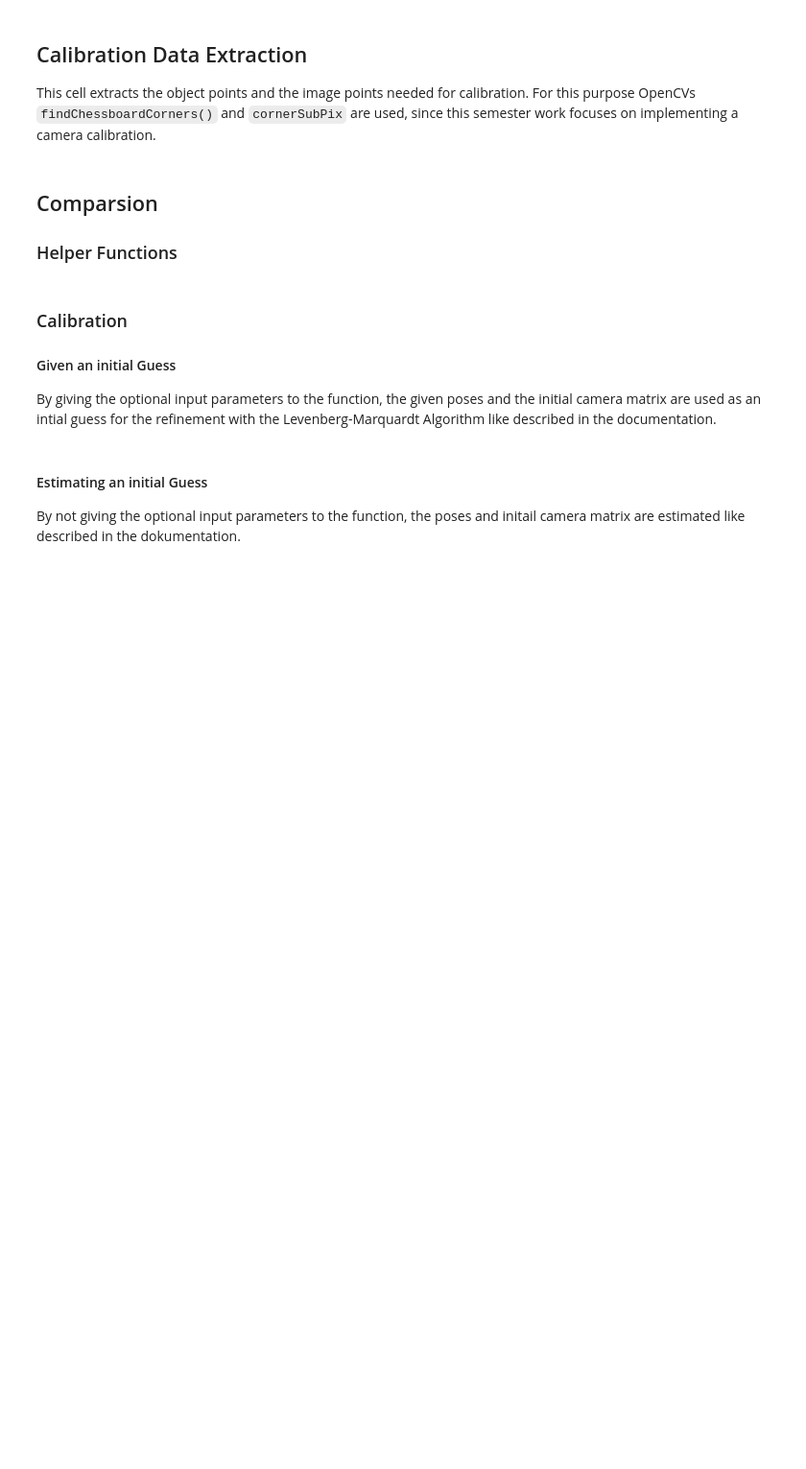
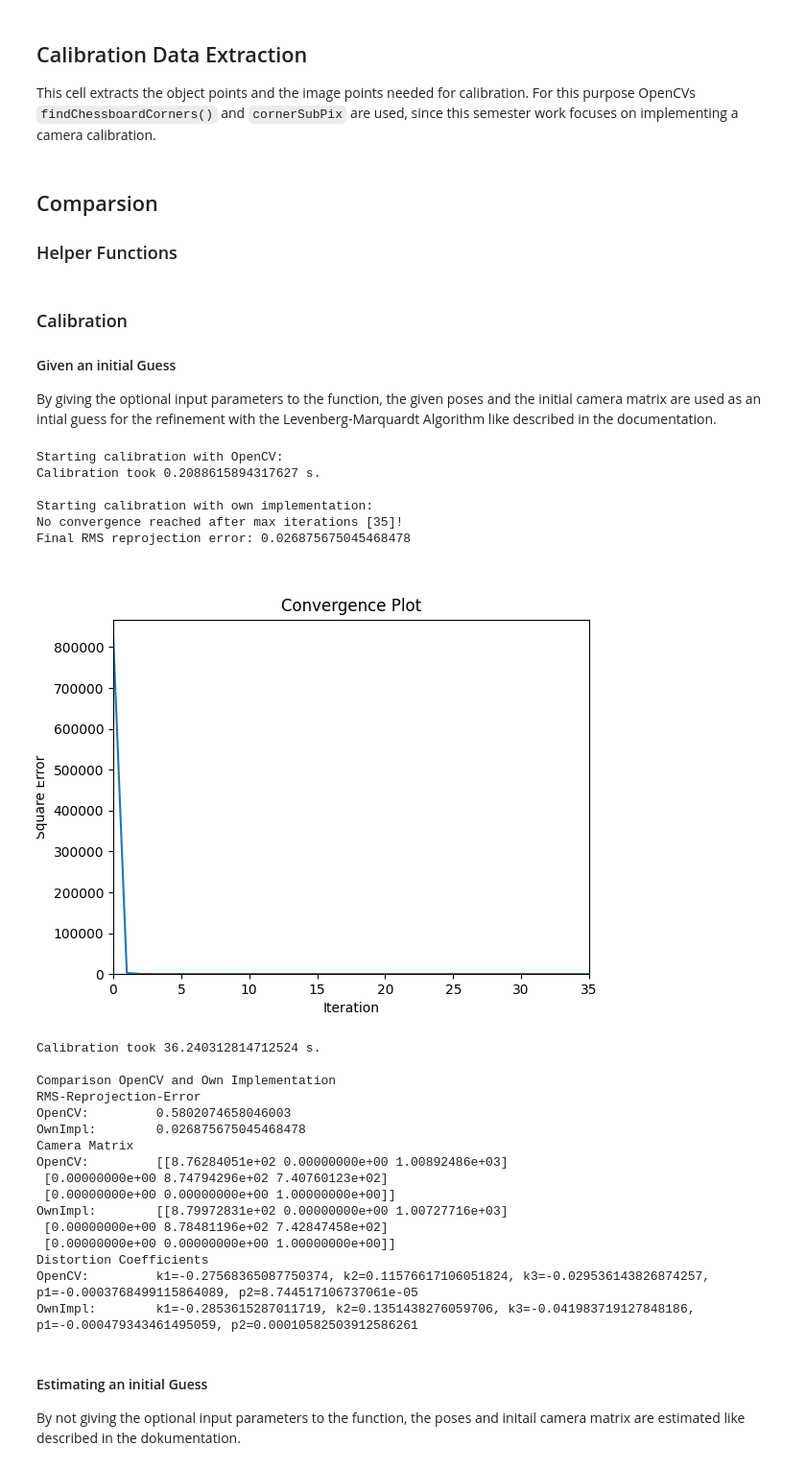
Before and after one commit to samihamza01/ComputerVisionSeminar_CameraCalibration, a Jupyter notebook: src/calibration_comparison.ipynb, the cells around one changed output. Shown: that part at 96% size. Cells and saved outputs as stored; diff of their text form; code cells hidden in the pictures; blank space fills up the shorter version.

Commit message:
tuned parameters of levenberg marquardt implementation to almost match open cv results

```diff
--- a/src/calibration_comparison.ipynb
+++ b/src/calibration_comparison.ipynb
@@ -186,3 +152,80 @@ plot_views(rVecs,tVecs,"Estimated Views OwnImp")
+# %%
+# calculate the poses and initial camera matrix
+# TODO: .
+camera_matrix = np.array([[870,0,1000],[0,870,740],[0,0,1]])
+r_vecs = [	np.array([-0.0712924812009836,-0.0292175394495124,0.0255851671102674]),
+			np.array([0.360041341702118,0.292270489326601,-0.196294514895238]),
+			np.array([-0.21685203707621,0.342032686268539,-0.194822354948762]),
+			np.array([0.025707900966097,-0.38269109027857,0.0835269020293139]),
+			np.array([0.012599678183883,0.455443059959900,-0.121760978578204]),
+			np.array([0.675036205672978,0.106074888811669,-0.037364637599321]),
+			np.array([-0.49397086677120,0.003248176783629,0.0475662120021422]),
+			np.array([0.379321351852082,0.277671281710087,0.151292570222135]),
+			np.array([0.514280045619162,-0.33317568201159,0.0553282501422906])]
+t_vecs = [	np.array([-133.570266932208,-82.3866893386230,194.908550346452]),
+			np.array([-179.746809682451,-15.5208806619914,241.383487460901]),
+			np.array([-184.598770979657,-56.4084249094453,269.570942897015]),
+			np.array([-18.1421310225256,-70.1671640289872,157.008019895543]),
+			np.array([-162.636947702008,-46.6921260076341,228.102404155863]),
+			np.array([-122.945298690088,-15.8962246507799,162.422034456029]),
+			np.array([-113.146369394761,-125.398395217610,212.631108594461]),
+			np.array([-149.250701390887,-72.3823831078885,173.640576462723]),
+			np.array([-49.8586717452160,-24.7843164485865,104.292254178919])]
+
+# compare the parameters
+# Calibrate with OpenCV
+print("Starting calibration with OpenCV:")
+startTime = time.time()
+RMSErrorCV, cameraMatrixCV, distortionVecCV, rVecsCV, tVecsCV = cv.calibrateCamera(objpoints, imgpoints, gray.shape, camera_matrix, None, r_vecs, t_vecs)
+stopTime = time.time()
+print(f"Calibration took {stopTime-startTime} s.\n")
+
+# Calibrate with own implementation
+print("Starting calibration with own implementation:")
+startTime = time.time()
+cam = cm.CameraModel()
+RMSError, rVecs, tVecs = cam.calibrate(objpoints,imgpoints,gray.shape,camera_matrix,r_vecs,t_vecs,verbose=True)
+cam.save_cam_to_json("test.json")
+stopTime = time.time()
+print(f"Calibration took {stopTime-startTime} s.\n")
+
+print("Comparison OpenCV and Own Implementation")
+print("RMS-Reprojection-Error")
+print(f"OpenCV:\t\t{RMSErrorCV}")
+print(f"OwnImpl:\t{RMSError}")
+print("Camera Matrix")
+print(f"OpenCV:\t\t{cameraMatrixCV}")
+print(f"OwnImpl:\t{cam.cameraMat}")
+print("Distortion Coefficients")
+print(f"OpenCV:\t\tk1={distortionVecCV[0,0]}, k2={distortionVecCV[0,1]}, k3={distortionVecCV[0,4]}, p1={distortionVecCV[0,2]}, p2={distortionVecCV[0,3]}")
+print(f"OwnImpl:\tk1={cam.distortionVec[0]}, k2={cam.distortionVec[1]}, k3={cam.distortionVec[2]}, p1={cam.distortionVec[3]}, p2={cam.distortionVec[4]}")
+
+#plot_views(rVecsCV,tVecsCV,"Estimated Views OpenCV")
+#plot_views(rVecs,tVecs,"Estimated Views OwnImp")
+# %% [output]
+Starting calibration with OpenCV:
+Calibration took 0.2088615894317627 s.
+
+Starting calibration with own implementation:
+No convergence reached after max iterations [35]!
+Final RMS reprojection error: 0.026875675045468478
+[figure, added]
+Calibration took 36.240312814712524 s.
+
+Comparison OpenCV and Own Implementation
+RMS-Reprojection-Error
+OpenCV:         0.5802074658046003
+OwnImpl:        0.026875675045468478
+Camera Matrix
+OpenCV:         [[8.76284051e+02 0.00000000e+00 1.00892486e+03]
+ [0.00000000e+00 8.74794296e+02 7.40760123e+02]
+ [0.00000000e+00 0.00000000e+00 1.00000000e+00]]
+OwnImpl:        [[8.79972831e+02 0.00000000e+00 1.00727716e+03]
+ [0.00000000e+00 8.78481196e+02 7.42847458e+02]
+ [0.00000000e+00 0.00000000e+00 1.00000000e+00]]
+Distortion Coefficients
+OpenCV:         k1=-0.27568365087750374, k2=0.11576617106051824, k3=-0.029536143826874257, p1=-0.0003768499115864089, p2=8.744517106737061e-05
+OwnImpl:        k1=-0.2853615287011719, k2=0.1351438276059706, k3=-0.041983719127848186, p1=-0.000479343461495059, p2=0.00010582503912586261
 # %% [markdown]
 #### Estimating an initial Guess
 By not giving the optional input parameters to the function, the poses and initail camera matrix are estimated like described in the dokumentation.
```
Also changed, not shown: parts of 4 cells of this notebook, 2 other files.
